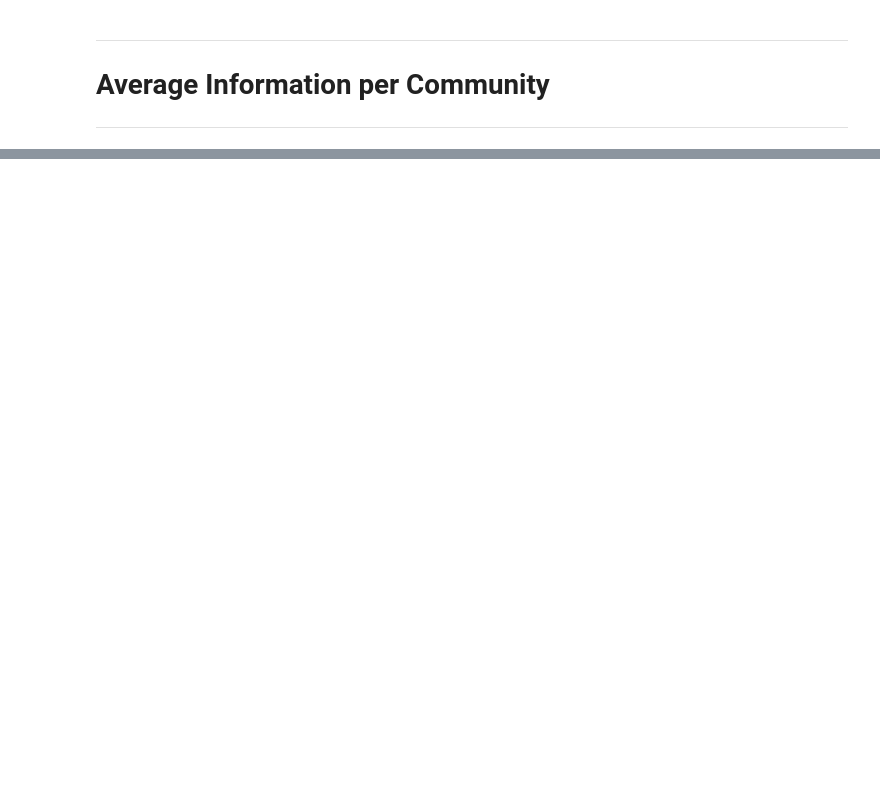
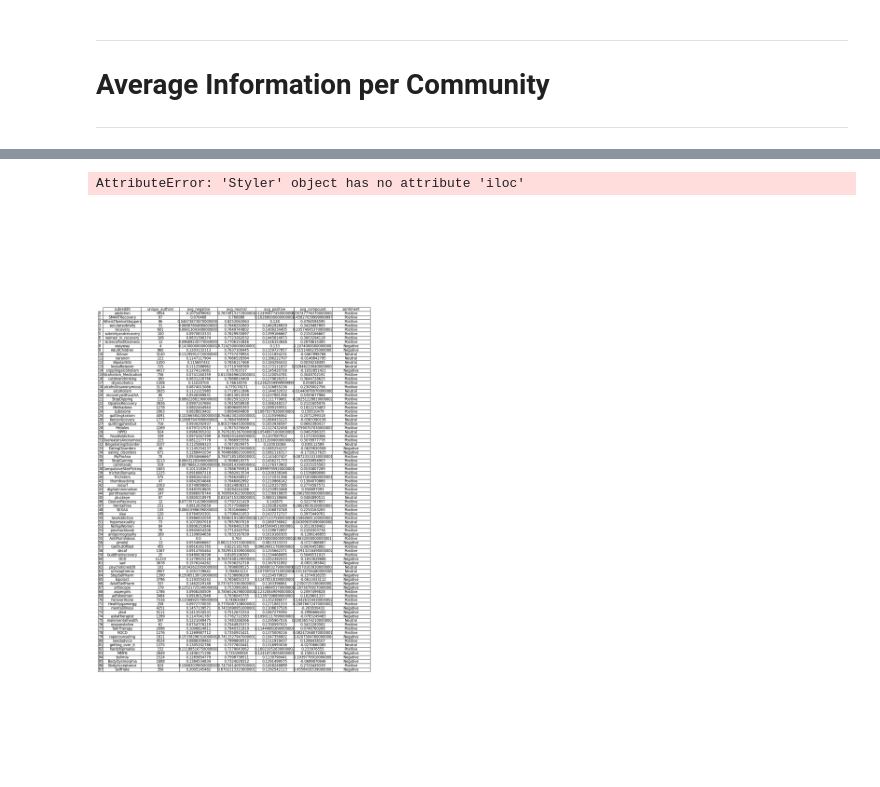
Before and after one commit to solidth/Visual-Analytics-Reddit-Mental-Health-Communties, a Jupyter notebook: ipynb/sentiment.ipynb, the cells around one changed output, grey strips where cells are left out. Drawn from its saved outputs; the diff is of its cells as text; code cells hidden in the pictures; blank space fills up the shorter version.

```diff
--- a/ipynb/sentiment.ipynb
+++ b/ipynb/sentiment.ipynb
@@ -127,0 +173,17 @@ df
+# %%
+df = pd.read_json("../data/avg_community_sentiment.json")
+pd.set_option('display.max_rows', None)
+# df.style.background_gradient(axis=0, gmap=df['avg_compound'], cmap='YlOrRd')
+
+# Custom colormap from dark red (-1) to light yellow (1)
+from matplotlib.colors import LinearSegmentedColormap
+import dataframe_image as dfi
+
+cmap = LinearSegmentedColormap.from_list('custom_cmap', ['darkred', 'yellow'])
+df = df.sort_values(by='avg_compound', ascending=False)
+df.reset_index(drop=True, inplace=True)
+# Apply the background gradient
+styled_df = df.style.background_gradient(gmap=df['avg_compound'], cmap=cmap)
+
+dfi.export(styled_df, '../../Sentiment.png')
+styled_df
@@ -127,0 +208,41 @@ df
+# %%
+import matplotlib.pyplot as plt
+from pandas.plotting import table
+
+def save_dataframe_as_png(styler, filename):
+    # Extract the DataFrame from the Styler
+    df = styler.data
+
+    # Apply background color to the DataFrame
+    styled_df = styler.background_gradient(cmap='YlOrRd')
+
+    # Set the figure size
+    fig, ax = plt.subplots(figsize=(10, len(df) * 0.4))  # Adjust the size as needed
+
+    # Hide the axes
+    ax.xaxis.set_visible(False)
+    ax.yaxis.set_visible(False)
+    ax.set_frame_on(False)
+
+    # Create the table and add it to the plot
+    tab = table(ax, df, loc='center', cellLoc='center', colWidths=[0.2]*len(df.columns))
+
+    # Apply the same styling to the table
+    tab.auto_set_font_size(False)
+    tab.set_fontsize(12)
+    tab.scale(1.2, 1.2)
+    for i in range(len(df)):
+        for j in range(len(df.columns)):
+            cell_color = styled_df.iloc[i, j]
+            tab[(i, j)].set_facecolor(cell_color)
+
+    # Save the plot as a PNG file
+    plt.savefig(filename, bbox_inches='tight', dpi=300)
+    plt.close()
+
+
+# Save DataFrame as PNG
+save_dataframe_as_png(styled_df, '../../Sentiment.png')
+# %% [output]
+AttributeError: 'Styler' object has no attribute 'iloc'
+[figure, added]
```
Also changed, not shown: parts of 6 cells of this notebook, 3 other files.
